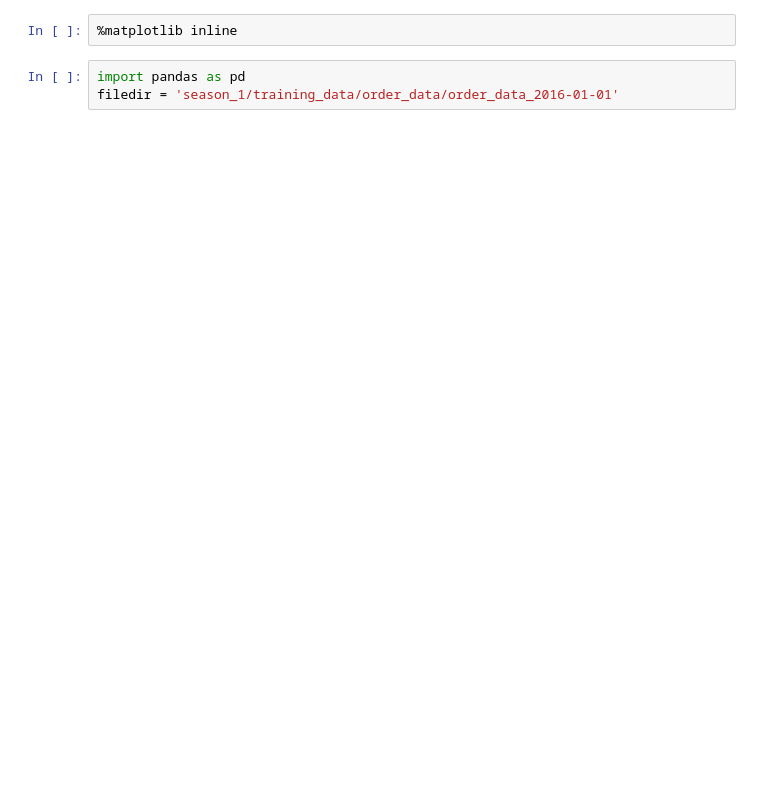
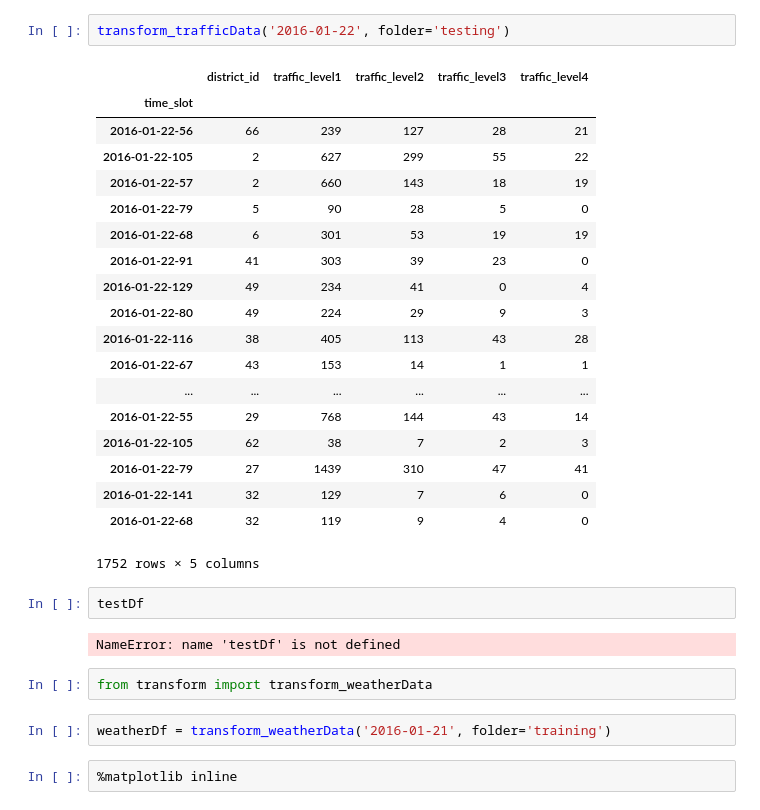
Before and after one commit to kuanliang/traffic_gap, a Jupyter notebook: didi_transform.ipynb, the cells around one changed output. Saved outputs shown, nothing was run; the diff lists cells and outputs as text; blank space fills up the shorter version.

Commit message:
change df columns

```diff
--- a/didi_transform.ipynb
+++ b/didi_transform.ipynb
@@ -11,5 +92,32 @@ from didi import plot_request_answer
+# %%
+transform_trafficData('2016-01-22', folder='testing')
+# %% [output]
+|  | district_id | traffic_level1 | traffic_level2 | traffic_level3 | traffic_level4 |
+| time_slot |  |  |  |  |  |
+| 2016-01-22-56 | 66 | 239 | 127 | 28 | 21 |
+| 2016-01-22-105 | 2 | 627 | 299 | 55 | 22 |
+| 2016-01-22-57 | 2 | 660 | 143 | 18 | 19 |
+| 2016-01-22-79 | 5 | 90 | 28 | 5 | 0 |
+| 2016-01-22-68 | 6 | 301 | 53 | 19 | 19 |
+| 2016-01-22-91 | 41 | 303 | 39 | 23 | 0 |
+| 2016-01-22-129 | 49 | 234 | 41 | 0 | 4 |
+| 2016-01-22-80 | 49 | 224 | 29 | 9 | 3 |
+| 2016-01-22-116 | 38 | 405 | 113 | 43 | 28 |
+| 2016-01-22-67 | 43 | 153 | 14 | 1 | 1 |
+| ... | ... | ... | ... | ... | ... |
+| 2016-01-22-55 | 29 | 768 | 144 | 43 | 14 |
+| 2016-01-22-105 | 62 | 38 | 7 | 2 | 3 |
+| 2016-01-22-79 | 27 | 1439 | 310 | 47 | 41 |
+| 2016-01-22-141 | 32 | 129 | 7 | 6 | 0 |
+| 2016-01-22-68 | 32 | 119 | 9 | 4 | 0 |
+1752 rows × 5 columns
+# %%
+testDf
+# %% [output]
+NameError: name 'testDf' is not defined
+# %%
+from transform import transform_weatherData
+# %%
+weatherDf = transform_weatherData('2016-01-21', folder='training')
 # %%
 %matplotlib inline
-# %%
-import pandas as pd
-filedir = 'season_1/training_data/order_data/order_data_2016-01-01'
```
Also changed, not shown: parts of 19 cells of this notebook, 5 other files.
